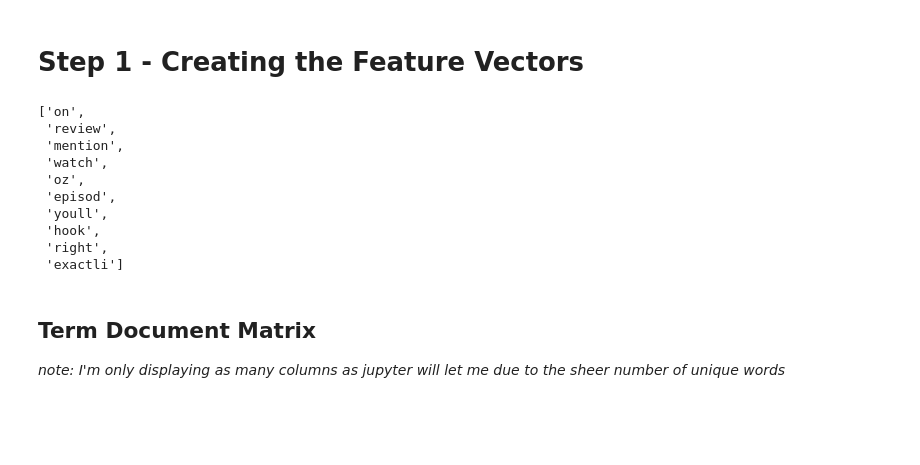
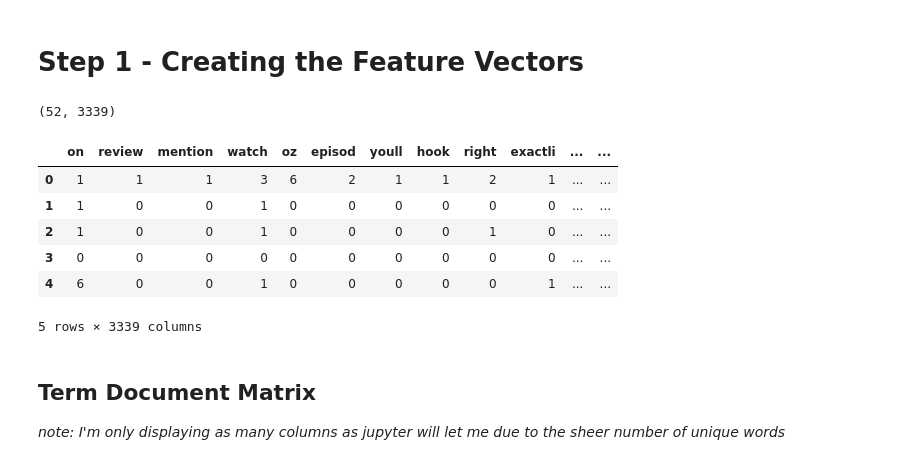
Before and after one commit to ConnorFair36/CMSC_436_Project4, a Jupyter notebook: Project4Code.ipynb, the cells around one changed output. Cells and saved outputs as stored; diff of their text form; code cells hidden in the pictures; blank space fills up the shorter version.

```diff
--- a/Project4Code.ipynb
+++ b/Project4Code.ipynb
@@ -39,17 +39,24 @@ stop_words.add('') # add the empty string to the set of strings to
 # %%
 tokens = [filter_doc(doc, stop_words) for doc in text]
 tokens[0][:10]
+
+from collections import Counter
+import pandas as pd
+
+# Full term–document matrix: all stems, all docs
+TDM_full = pd.DataFrame([Counter(tok_list) for tok_list in tokens]).fillna(0).astype(int)
+
+print(TDM_full.shape)
+TDM_full.head()
 # %% [output]
-['on',
- 'review',
- 'mention',
- 'watch',
- 'oz',
- 'episod',
- 'youll',
- 'hook',
- 'right',
- 'exactli']
+(52, 3339)
+|  | on | review | mention | watch | oz | episod | youll | hook | right | exactli | ... | ... |
+| 0 | 1 | 1 | 1 | 3 | 6 | 2 | 1 | 1 | 2 | 1 | ... | ... |
+| 1 | 1 | 0 | 0 | 1 | 0 | 0 | 0 | 0 | 0 | 0 | ... | ... |
+| 2 | 1 | 0 | 0 | 1 | 0 | 0 | 0 | 0 | 1 | 0 | ... | ... |
+| 3 | 0 | 0 | 0 | 0 | 0 | 0 | 0 | 0 | 0 | 0 | ... | ... |
+| 4 | 6 | 0 | 0 | 1 | 0 | 0 | 0 | 0 | 0 | 1 | ... | ... |
+5 rows × 3339 columns
 # %% [markdown]
 ## Term Document Matrix
 *note: I'm only displaying as many columns as jupyter will let me due to the sheer number of unique words*
```
Also changed, not shown: parts of 5 cells of this notebook.
